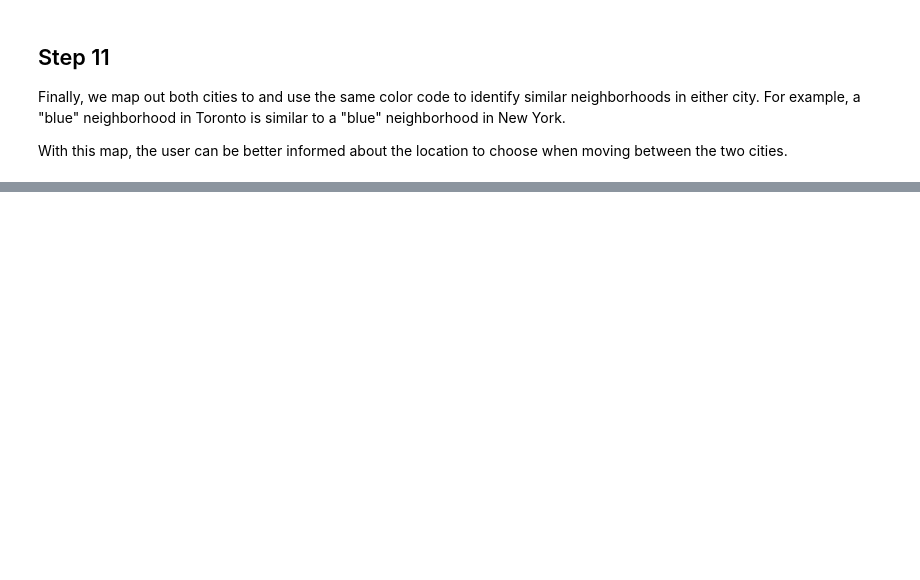
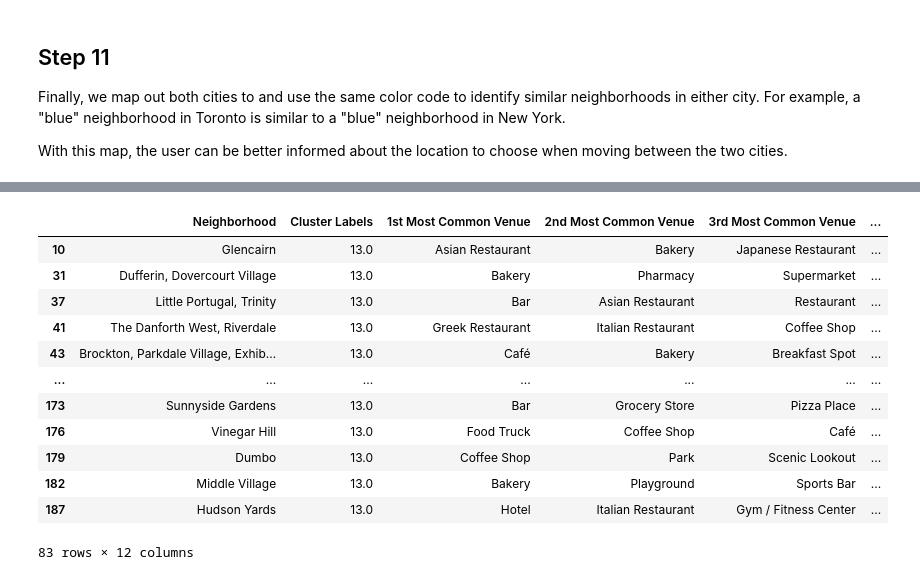
Before and after one commit to jayadev94/Coursera_Capstone, a Jupyter notebook: Battle_Of_The_Neighborhoods_Jayadev.ipynb, the cells around one changed output, grey strips where cells are left out. Saved outputs shown, nothing was run; the diff lists cells and outputs as text; code cells hidden in the pictures; blank space fills up the shorter version.

```diff
--- a/Battle_Of_The_Neighborhoods_Jayadev.ipynb
+++ b/Battle_Of_The_Neighborhoods_Jayadev.ipynb
@@ -512,0 +523,16 @@ map_clusters
+# %%
+both_merged.loc[both_merged['Cluster Labels'] == 13, both_merged.columns[[2] + list(range(5, both_merged.shape[1]))]]
+# %% [output]
+|  | Neighborhood | Cluster Labels | 1st Most Common Venue | 2nd Most Common Venue | 3rd Most Common Venue | ... |
+| 10 | Glencairn | 13.0 | Asian Restaurant | Bakery | Japanese Restaurant | ... |
+| 31 | Dufferin, Dovercourt Village | 13.0 | Bakery | Pharmacy | Supermarket | ... |
+| 37 | Little Portugal, Trinity | 13.0 | Bar | Asian Restaurant | Restaurant | ... |
+| 41 | The Danforth West, Riverdale | 13.0 | Greek Restaurant | Italian Restaurant | Coffee Shop | ... |
+| 43 | Brockton, Parkdale Village, Exhib... | 13.0 | Café | Bakery | Breakfast Spot | ... |
+| ... | ... | ... | ... | ... | ... | ... |
+| 173 | Sunnyside Gardens | 13.0 | Bar | Grocery Store | Pizza Place | ... |
+| 176 | Vinegar Hill | 13.0 | Food Truck | Coffee Shop | Café | ... |
+| 179 | Dumbo | 13.0 | Coffee Shop | Park | Scenic Lookout | ... |
+| 182 | Middle Village | 13.0 | Bakery | Playground | Sports Bar | ... |
+| 187 | Hudson Yards | 13.0 | Hotel | Italian Restaurant | Gym / Fitness Center | ... |
+83 rows × 12 columns
```
Also changed, not shown: parts of 12 cells of this notebook, 5 other files.
